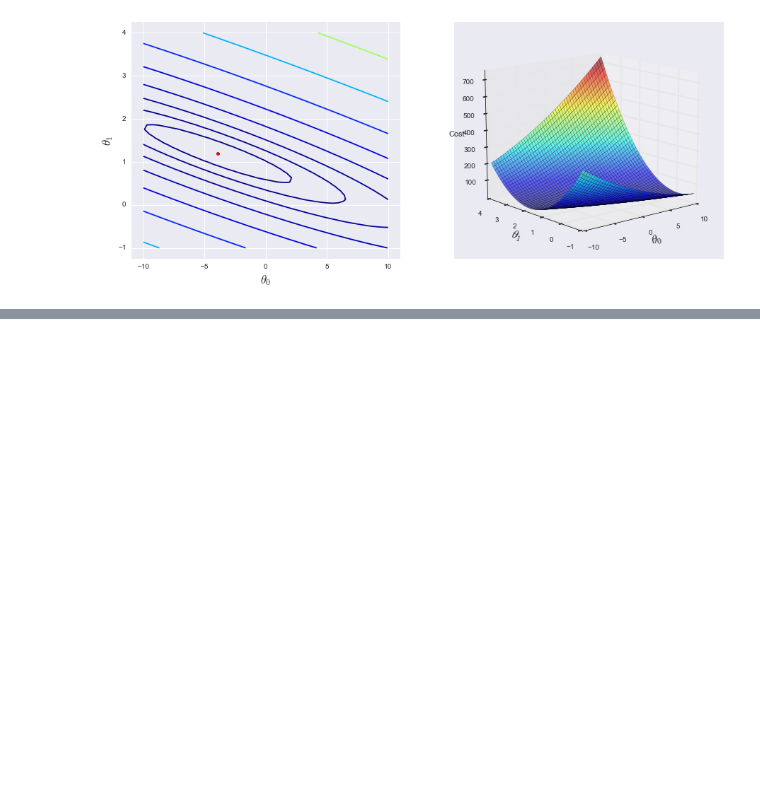
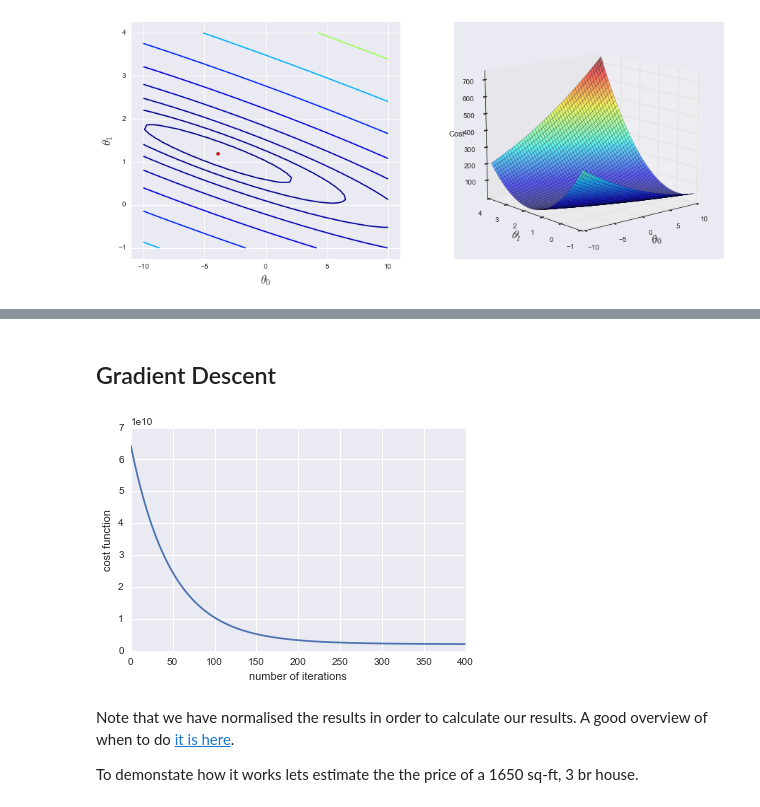
Before and after one commit to DfAC/Coursera-s-machine-learning-course, a Jupyter notebook: Week2.ipynb, the cells around one changed output, grey strips where cells are left out. Saved outputs shown, nothing was run; the diff lists cells and outputs as text; code cells hidden in the pictures; blank space fills up the shorter version.

```diff
--- a/Week2.ipynb
+++ b/Week2.ipynb
@@ -144,5 +134,0 @@ array([[ 0.],
-# %%
-#make sure that values are casted to np otherwise dataframe index will mess up results
-v = X.dot(theta)-y #residuals
-delta = (alpha/m)*X.T.dot(v)
-delta
@@ -286,0 +260,17 @@ y = np.c_[data.y]
+# %% [markdown]
+## Gradient Descent
+# %%
+iterations = 400
+alpha = 0.01
+theta = np.zeros([3, 1]) # initialize fitting parameters
+Jhistory, theta= gradientDescent(X,y,theta,alpha,iterations)
+
+plt.plot(Jhistory);
+plt.xlabel("number of iterations")
+plt.ylabel("cost function");
+# %% [output]
+[figure, added]
+# %% [markdown]
+Note that we have normalised the results in order to calculate our results. A good overview of when to do [it is here](http://stats.stackexchange.com/questions/189652/is-it-a-good-practice-to-always-scale-normalize-data-for-machine-learning/189655).
+
+To demonstate how it works lets estimate the the price of a 1650 sq-ft, 3 br house.
```
Also changed, not shown: parts of 14 cells of this notebook.
